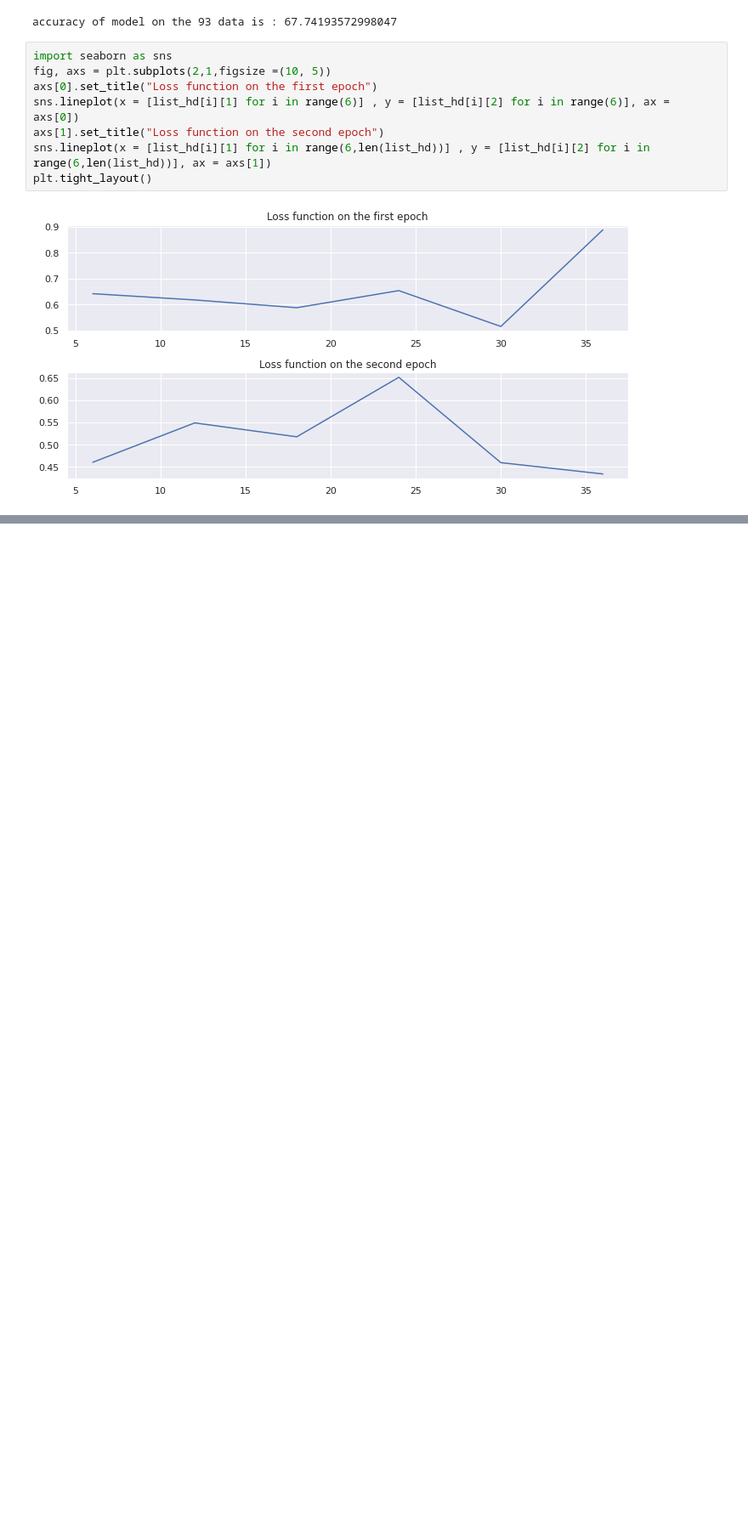
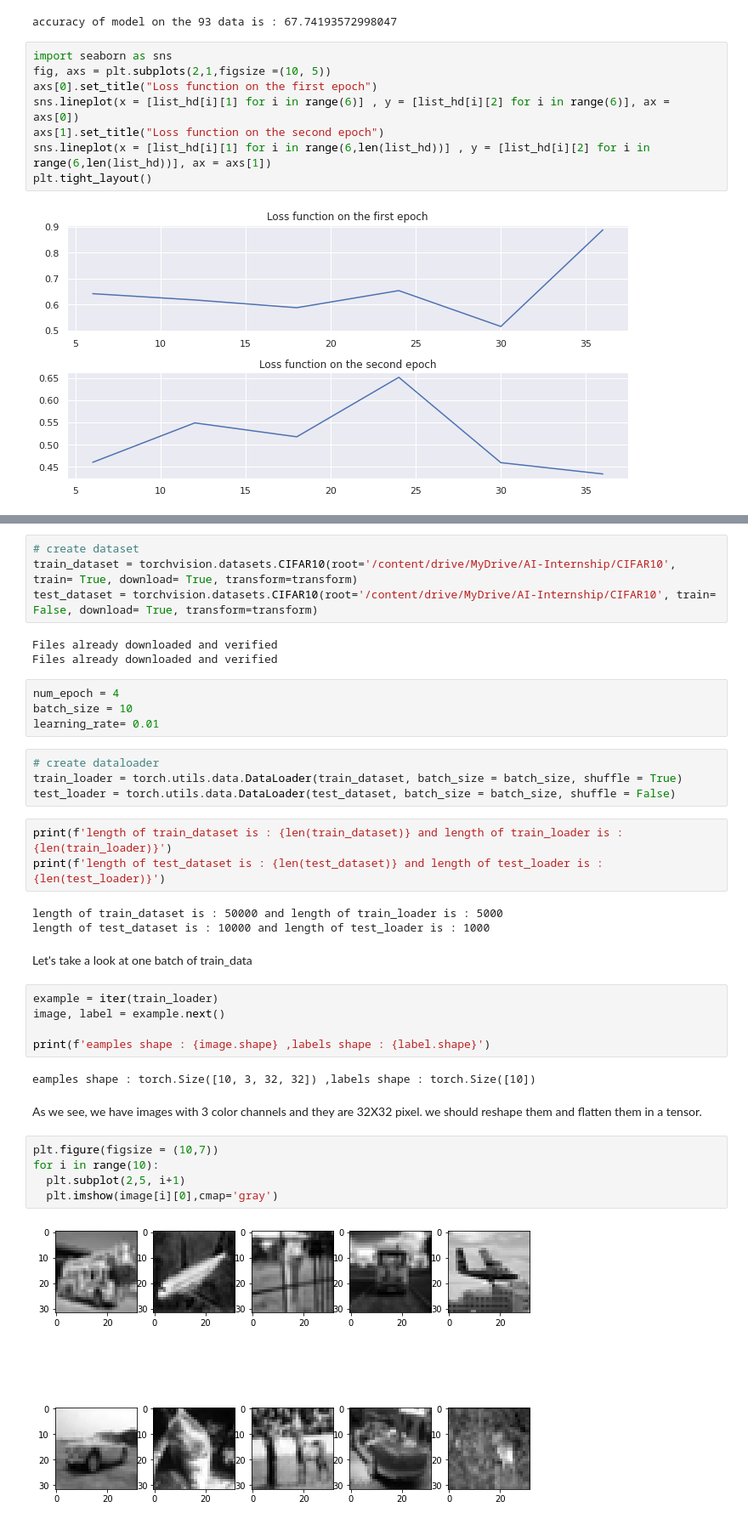
Before and after one commit to ZahraDehghani99/AI-Internship, a Jupyter notebook: Phase02_Intro_to_NN/Phase02_Intro_to_NN.ipynb, the cells around one changed output, grey strips where cells are left out. Shown: that part at 85% size. Saved outputs shown, nothing was run; the diff lists cells and outputs as text; blank space fills up the shorter version.

Commit message:
Add CNN model for CIFAR-10 dataset.

```diff
--- a/Phase02_Intro_to_NN/Phase02_Intro_to_NN.ipynb
+++ b/Phase02_Intro_to_NN/Phase02_Intro_to_NN.ipynb
@@ -522,0 +540,39 @@ plt.tight_layout()
+# %%
+# create dataset
+train_dataset = torchvision.datasets.CIFAR10(root='/content/drive/MyDrive/AI-Internship/CIFAR10', train= True, download= True, transform=transform)
+test_dataset = torchvision.datasets.CIFAR10(root='/content/drive/MyDrive/AI-Internship/CIFAR10', train= False, download= True, transform=transform)
+# %% [output]
+Files already downloaded and verified
+Files already downloaded and verified
+# %%
+num_epoch = 4
+batch_size = 10
+learning_rate= 0.01
+# %%
+# create dataloader
+train_loader = torch.utils.data.DataLoader(train_dataset, batch_size = batch_size, shuffle = True)
+test_loader = torch.utils.data.DataLoader(test_dataset, batch_size = batch_size, shuffle = False)
+# %%
+print(f'length of train_dataset is : {len(train_dataset)} and length of train_loader is : {len(train_loader)}')
+print(f'length of test_dataset is : {len(test_dataset)} and length of test_loader is : {len(test_loader)}')
+# %% [output]
+length of train_dataset is : 50000 and length of train_loader is : 5000
+length of test_dataset is : 10000 and length of test_loader is : 1000
+# %% [markdown]
+Let's take a look at one batch of train_data
+# %%
+example = iter(train_loader)
+image, label = example.next()
+
+print(f'eamples shape : {image.shape} ,labels shape : {label.shape}')
+# %% [output]
+eamples shape : torch.Size([10, 3, 32, 32]) ,labels shape : torch.Size([10])
+# %% [markdown]
+As we see, we have images with 3 color channels and they are 32X32 pixel. we should reshape them and flatten them in a tensor.
+# %%
+plt.figure(figsize = (10,7))
+for i in range(10):
+  plt.subplot(2,5, i+1)
+  plt.imshow(image[i][0],cmap='gray')
+# %% [output]
+[figure, added]
```
Also changed, not shown: parts of 13 cells of this notebook.
